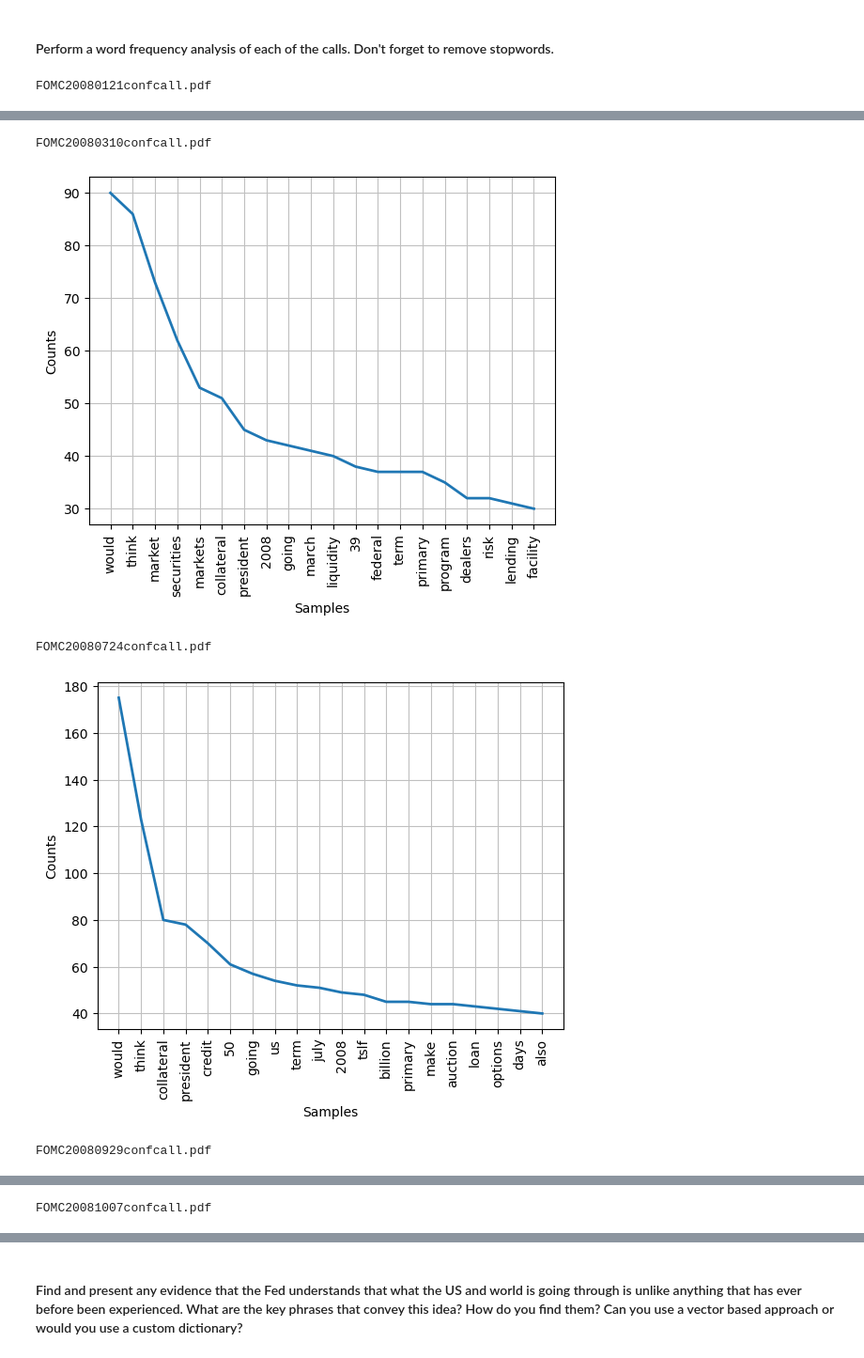
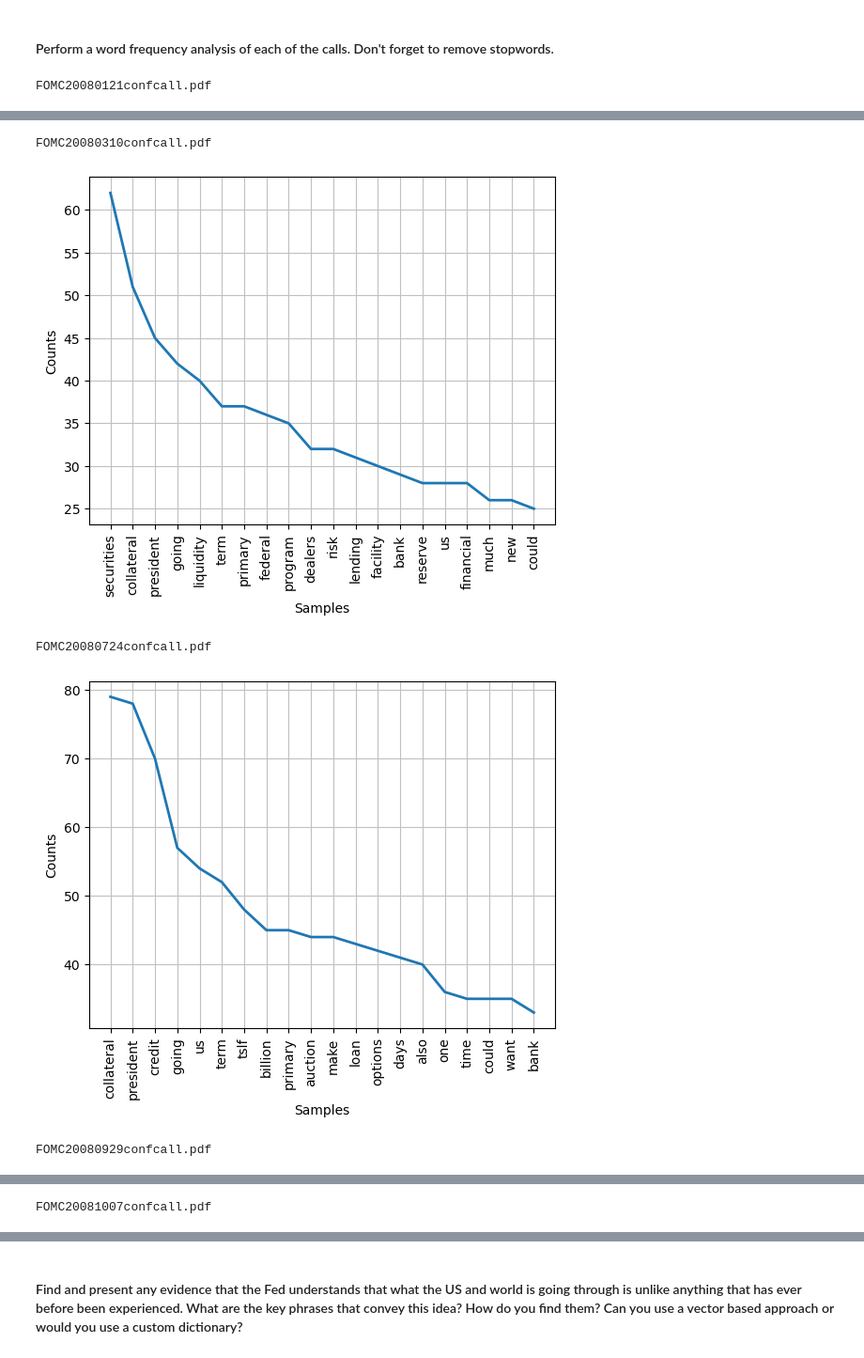
Before and after one commit to shuzhe-zhang/python-global-affairs, a Jupyter notebook: hw5/hw_5_shuzhe_zhang.ipynb, the cells around one changed output, grey strips where cells are left out. Shown at 94% size. Drawn from its saved outputs; the diff is of its cells as text; code cells hidden in the pictures.

```diff
--- a/hw5/hw_5_shuzhe_zhang.ipynb
+++ b/hw5/hw_5_shuzhe_zhang.ipynb
@@ -300,35 +320,38 @@ You will need to convert these pdf into text to process.
 # %%
-import fitz
-
 def are_first_two_words_uppercase(text):
     """
-    Check if the first two words of a text are uppercase.
+    Check if the first two words of a text are uppercase. This function splits the input text into words
+    and checks the case of the first two words, returning True if both are uppercase, otherwise False.
+
     Args:
         text (str): The input text to check.
+
     Returns:
         bool: True if the first two words are uppercase, False otherwise.
     """
     words = text.split()
     if len(words) >= 2:
-        first_word_upper = words[0].isupper()
-        second_word_upper = words[1].isupper()
-        return first_word_upper and second_word_upper
-    else:
-        return False
+        return words[0].isupper() and words[1].isupper()
+    return False
 
 def extract_speakers(text):
     """
-    Extract the speaker from a text.
+    Extracts the speaker's name from a given text. This function uses regular expressions to identify
+    speaker names that follow specific patterns, such as those prefixed with "MR." or "MS.".
+    If the text doesn't start with these prefixes, it searches for any sequence of uppercase letters
+    and spaces at the beginning of the text. The first found speaker name is returned.
+
     Args:
         text (str): The input text containing the speaker's name.
+
     Returns:
-        str: The extracted speaker's name.
+        str: The extracted speaker's name, or an empty string if no speaker name is found.
     """
-    if text.split(".")[0] == "MR" or text.split(".")[0] == "MS":
+    if text.split(".")[0] in ['MR', 'MS']:
         speakers = re.findall(r'^[A-Z]+\.\s[A-Z]+\s?[A-Z]*', text, re.MULTILINE)
     else:
         speakers = re.findall(r'^[A-Z ]+', text, re.MULTILINE)
-    return speakers[0]
+    return speakers[0] if speakers else ''
 # %%
 def process_pdf(file_path):
     """
@@ -400,15 +421,16 @@ def analyze_word_frequency_for_files(file_name):
     Outputs:
     - A plot of the top 20 most frequent non-stop words in the file.
     """
-    text, speech_dict = process_pdf(file_name)
+    speaker_set, combined_speeches, speech_dict = process_pdf(file_name)
 
-    words_list = [word.lower() for key in speech_dict for word in key.split()]
-    stopwords_new = stopwords + words_list + ['’', 'thank', file_name[10:12], file_name[11:12]]
+    words_list = [word.lower() for speaker in speaker_set for word in speaker.split()]
+    stopwords_new = stopwords + words_list + ['’', 'thank', 'yes', 'would', 'think', 'markets', 'market']
 
-    tokens = word_tokenize(text)
+    tokens = word_tokenize(combined_speeches)
     text_filtered_list = [word.lower() for word in tokens if word.lower() not in stopwords_new and word not in punctuation]
 
     fdist1 = FreqDist(text_filtered_list)
+    # print(fdist1.most_common(20))
     fdist1.plot(20)
 
 pdf_files = ["FOMC20080121confcall.pdf", "FOMC20080310confcall.pdf",
@@ -424,5 +446,5 @@ FOMC20080121confcall.pdf
 FOMC20080310confcall.pdf
-[figure, old version]
+[figure, new version]
 FOMC20080724confcall.pdf
-[figure, old version]
+[figure, new version]
 FOMC20080929confcall.pdf
```
Also changed, not shown: parts of 27 cells of this notebook, 1 other file.
